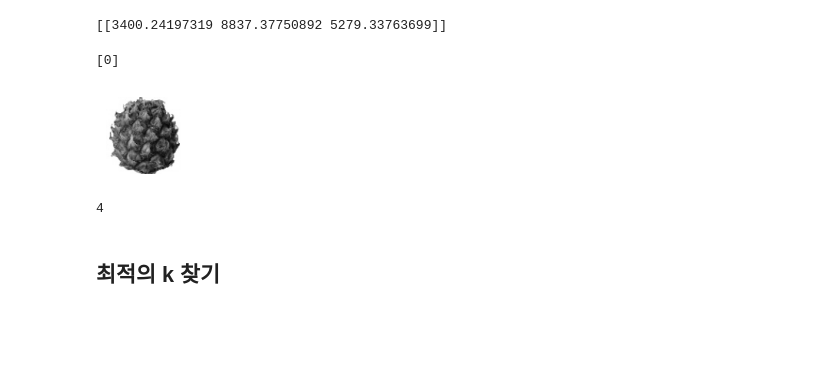
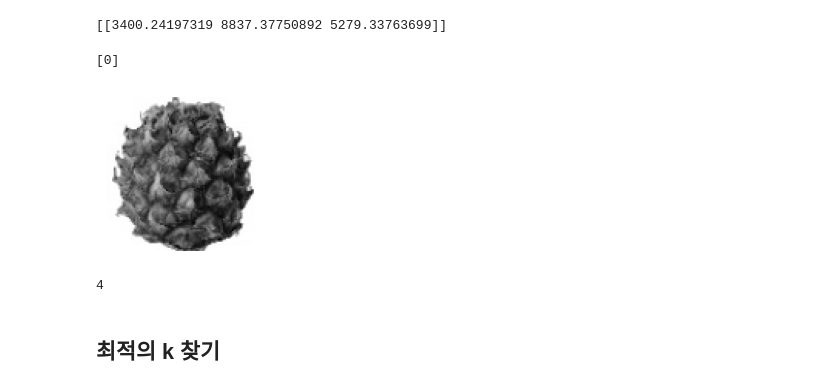
Before and after one commit to keehyun2/TestPy, a Jupyter notebook: colab/6-2.ipynb, the cells around one changed output. Cells and saved outputs as stored; diff of their text form; code cells hidden in the pictures; blank space fills up the shorter version.

```diff
--- a/colab/6-2.ipynb
+++ b/colab/6-2.ipynb
@@ -162,9 +208,9 @@ print(km.predict(fruits_2d[100:101]))
 # %% [output]
 [0]
 # %%
-draw_fruits(fruits[100:101])
+draw_fruits(fruits[100:101], 2) # 101 번째 이미지 출력
 # %% [output]
-[figure, old version]
+[figure, new version]
 # %%
 print(km.n_iter_)
 # %% [output]
```
Also changed, not shown: parts of 6 cells of this notebook.
